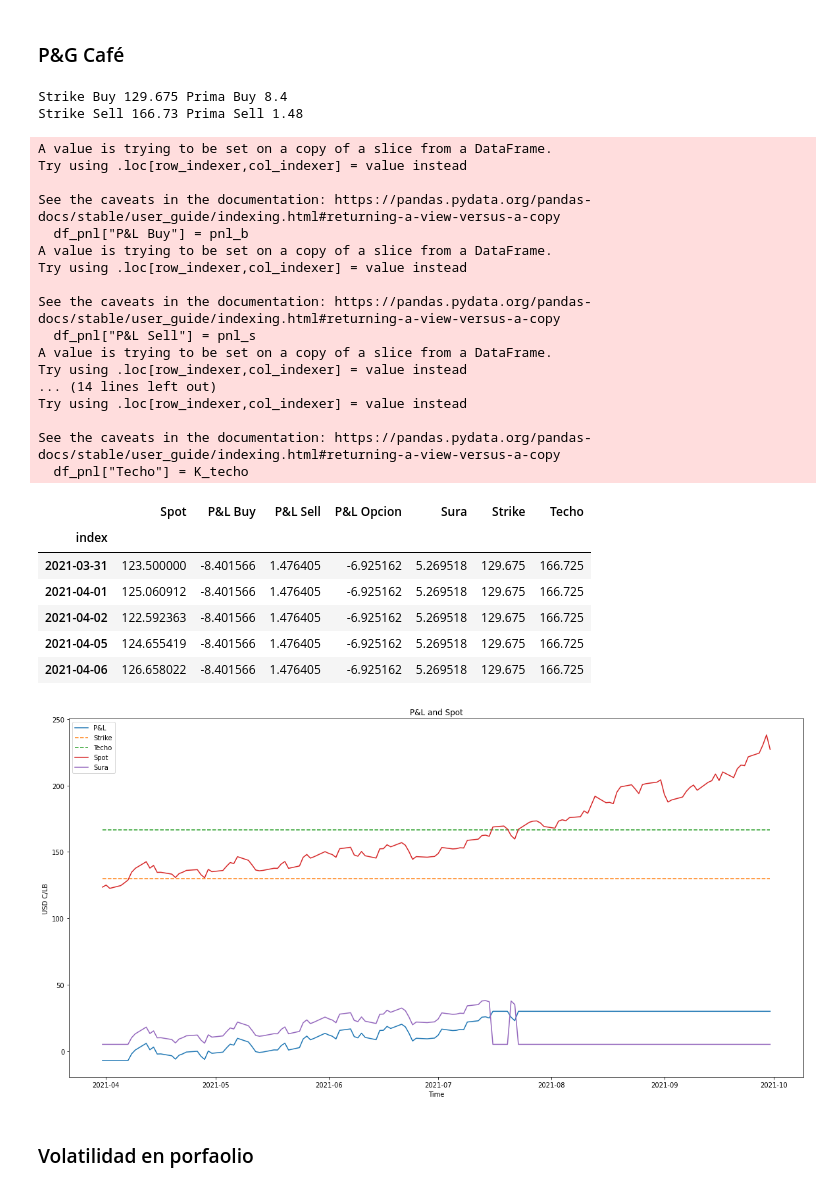
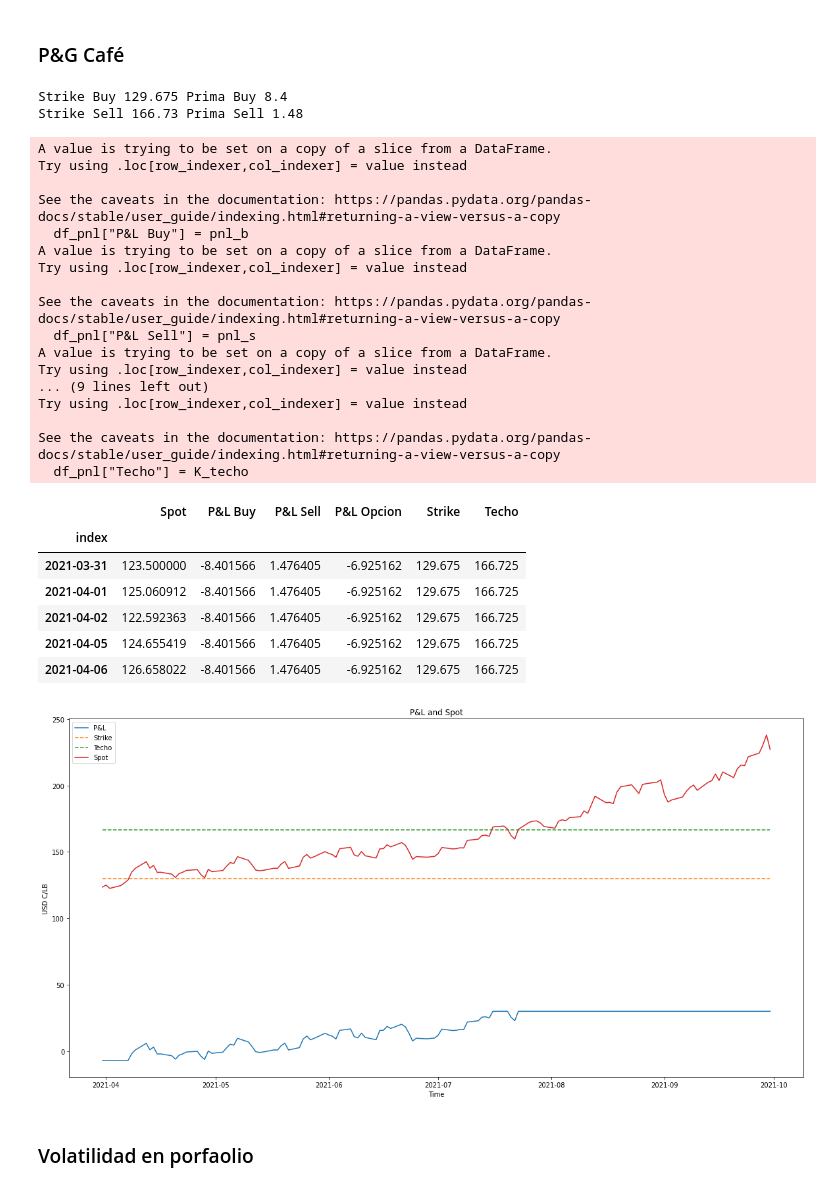
Before and after one commit to danielgvb/risk_sim, a Jupyter notebook: Risk_Sim.ipynb, the cells around one changed output. Cells and saved outputs as stored; diff of their text form; code cells hidden in the pictures.

```diff
--- a/Risk_Sim.ipynb
+++ b/Risk_Sim.ipynb
@@ -594,11 +594,6 @@ for spot in df_spot_coffee[aleatorio]:
         profit_s = price_s
     pnl_b.append(profit_b)
     pnl_s.append(profit_s)
-    if K < spot < K_techo:
-        payout = spot - K + price
-    else:
-        payout = price
-    payouts.append(payout)
 
 
 print("Strike Buy",K ,"Prima Buy", round(price_b,2))
@@ -611,7 +606,6 @@ df_pnl.columns = ["Spot"]
 df_pnl["P&L Buy"] = pnl_b
 df_pnl["P&L Sell"] = pnl_s
 df_pnl["P&L Opcion"] = df_pnl["P&L Buy"] + df_pnl["P&L Sell"]
-df_pnl["Sura"] = payouts
 df_pnl["Strike"] = K
 df_pnl["Techo"] = K_techo
 df_pnl.head()
@@ -630,32 +624,31 @@ See the caveats in the documentation: https://pandas.pydata.org/pandas-docs/stab
   df_pnl["P&L Sell"] = pnl_s
 A value is trying to be set on a copy of a slice from a DataFrame.
 Try using .loc[row_indexer,col_indexer] = value instead
-... (14 lines left out)
+... (9 lines left out)
 Try using .loc[row_indexer,col_indexer] = value instead
 
 See the caveats in the documentation: https://pandas.pydata.org/pandas-docs/stable/user_guide/indexing.html#returning-a-view-versus-a-copy
   df_pnl["Techo"] = K_techo
-|  | Spot | P&L Buy | P&L Sell | P&L Opcion | Sura | Strike | Techo |
-| index |  |  |  |  |  |  |  |
-| 2021-03-31 | 123.500000 | -8.401566 | 1.476405 | -6.925162 | 5.269518 | 129.675 | 166.725 |
-| 2021-04-01 | 125.060912 | -8.401566 | 1.476405 | -6.925162 | 5.269518 | 129.675 | 166.725 |
-| 2021-04-02 | 122.592363 | -8.401566 | 1.476405 | -6.925162 | 5.269518 | 129.675 | 166.725 |
-| 2021-04-05 | 124.655419 | -8.401566 | 1.476405 | -6.925162 | 5.269518 | 129.675 | 166.725 |
-| 2021-04-06 | 126.658022 | -8.401566 | 1.476405 | -6.925162 | 5.269518 | 129.675 | 166.725 |
+|  | Spot | P&L Buy | P&L Sell | P&L Opcion | Strike | Techo |
+| index |  |  |  |  |  |  |
+| 2021-03-31 | 123.500000 | -8.401566 | 1.476405 | -6.925162 | 129.675 | 166.725 |
+| 2021-04-01 | 125.060912 | -8.401566 | 1.476405 | -6.925162 | 129.675 | 166.725 |
+| 2021-04-02 | 122.592363 | -8.401566 | 1.476405 | -6.925162 | 129.675 | 166.725 |
+| 2021-04-05 | 124.655419 | -8.401566 | 1.476405 | -6.925162 | 129.675 | 166.725 |
+| 2021-04-06 | 126.658022 | -8.401566 | 1.476405 | -6.925162 | 129.675 | 166.725 |
 # %%
 plt.figure(figsize = (20,10))
 plt.plot(df_pnl[["P&L Opcion"]], label ="P&L")
 plt.plot(df_pnl[["Strike"]], "--",label ="Strike")
 plt.plot(df_pnl[["Techo"]], "--",label ="Techo")
 plt.plot(df_pnl[["Spot"]], label ="Spot")
-plt.plot(df_pnl[["Sura"]], label ="Sura")
 plt.legend()
 plt.xlabel("Time")
 plt.ylabel("USD C/LB")
 plt.title("P&L and Spot")
 plt.show()
 # %% [output]
-[figure, old version]
+[figure, new version]
 # %% [markdown]
 ### Volatilidad en porfaolio
 # %%
```
Also changed, not shown: parts of 2 cells of this notebook.
